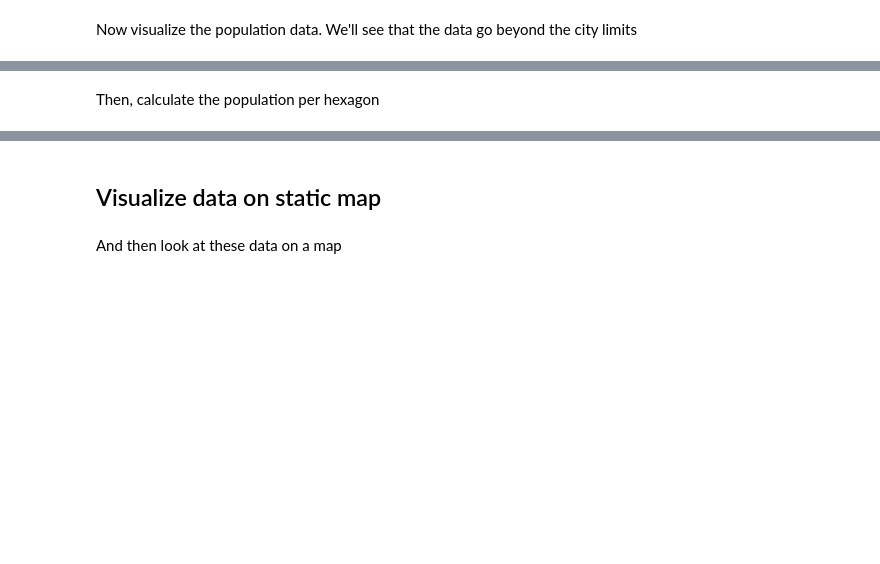
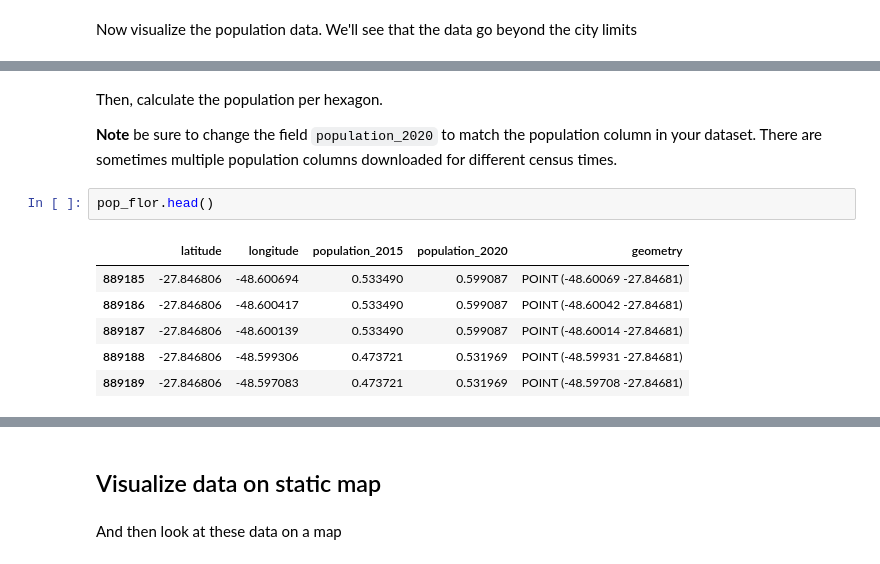
Before and after one commit to EL-BID/IADB-education-1, a Jupyter notebook: florianopolis_model.ipynb, the cells around one changed output, grey strips where cells are left out. Drawn from its saved outputs; the diff is of its cells as text; blank space fills up the shorter version.

```diff
--- a/florianopolis_model.ipynb
+++ b/florianopolis_model.ipynb
@@ -122,2 +130,13 @@ pop_flor.plot(markersize=0.01)
-# %% [markdown]
-Then, calculate the population per hexagon
+# %% [markdown]
+Then, calculate the population per hexagon.
+
+**Note** be sure to change the field `population_2020` to match the population column in your dataset. There are sometimes multiple population columns downloaded for different census times.
+# %%
+pop_flor.head()
+# %% [output]
+|  | latitude | longitude | population_2015 | population_2020 | geometry |
+| 889185 | -27.846806 | -48.600694 | 0.533490 | 0.599087 | POINT (-48.60069 -27.84681) |
+| 889186 | -27.846806 | -48.600417 | 0.533490 | 0.599087 | POINT (-48.60042 -27.84681) |
+| 889187 | -27.846806 | -48.600139 | 0.533490 | 0.599087 | POINT (-48.60014 -27.84681) |
+| 889188 | -27.846806 | -48.599306 | 0.473721 | 0.531969 | POINT (-48.59931 -27.84681) |
+| 889189 | -27.846806 | -48.597083 | 0.473721 | 0.531969 | POINT (-48.59708 -27.84681) |
```
Also changed, not shown: parts of 29 cells of this notebook.
